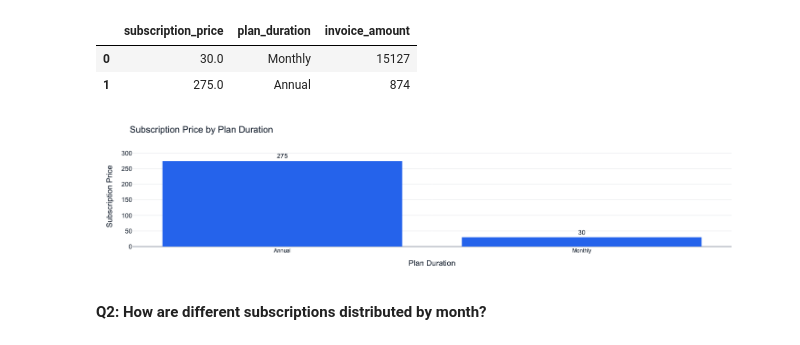
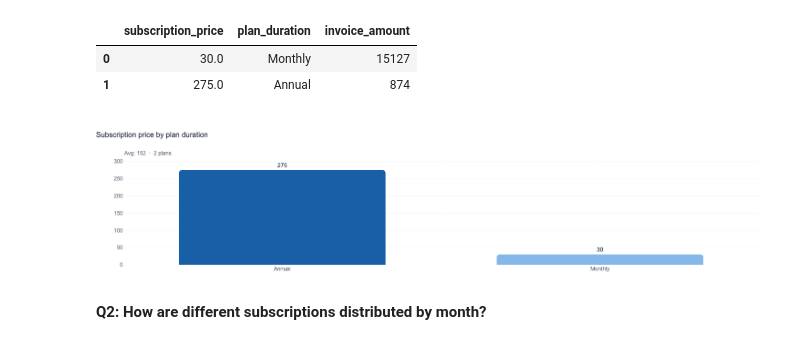
Before and after one commit to maxegorovpt/da_portfolio, a Jupyter notebook: 01_business_cases/video_service_cohort_analysis/video_service_ltv.ipynb, the cells around one changed output. Cells and saved outputs as stored; diff of their text form; code cells hidden in the pictures.

```diff
--- a/01_business_cases/adjust_video_service_ltv/video_service_ltv.ipynb
+++ b/01_business_cases/video_service_cohort_analysis/video_service_ltv.ipynb
@@ -164,48 +167,76 @@ prices
 # %%
 df_prices_chart = prices[['plan_duration', 'subscription_price']].copy()
 df_prices_chart = df_prices_chart.sort_values('subscription_price', ascending=False)
 
-fig = px.bar(
-    df_prices_chart,
-    x='plan_duration',
-    y='subscription_price',
-    text='subscription_price',
-    color_discrete_sequence=['#2563eb']
-)
+max_val = df_prices_chart['subscription_price'].max()
 
-fig.update_traces(
-    texttemplate='%{text:,.0f}',
+# Color intensity based on value (darker = higher)
+def get_color(val):
+    ratio = val / max_val
+    if ratio >= 0.85: return '#185FA5'
+    if ratio >= 0.60: return '#378ADD'
+    if ratio >= 0.35: return '#5BA3E8'
+    return '#85B7EB'
+
+colors = [get_color(v) for v in df_prices_chart['subscription_price']]
+
+fig = go.Figure(go.Bar(
+    x=df_prices_chart['plan_duration'],
+    y=df_prices_chart['subscription_price'],
+    text=df_prices_chart['subscription_price'].apply(lambda v: f'{v:,.0f}'),
     textposition='outside',
+    marker=dict(
+        color=colors,
+        line_width=0,
+        cornerradius=6,
+    ),
     cliponaxis=False,
-    marker_line_width=0
-)
+))
+
+avg = df_prices_chart['subscription_price'].mean()
 
 fig.update_layout(
-    title='Subscription Price by Plan Duration',
-    xaxis_title='Plan Duration',
-    yaxis_title='Subscription Price',
-    template='plotly_white',
+    title=dict(
+        text='Subscription price by plan duration',
+        font=dict(size=16, color='#1f2937', family='Arial'),
+        x=0,
+        pad=dict(b=16)
+    ),
+    annotations=[
+        dict(
+            text=f"Avg: {avg:,.0f}  ·  {len(df_prices_chart)} plans",
+            xref='paper', yref='paper', x=0, y=1.06,
+            showarrow=False,
+            font=dict(size=12, color='#6b7280', family='Arial'),
+            align='left'
+        )
+    ],
+    xaxis=dict(
+        title=None,
+        showgrid=False,
+        tickfont=dict(size=12, color='#6b7280', family='Arial'),
+        showline=False,
+    ),
+    yaxis=dict(
+        title=None,
+        showgrid=True,
+        gridcolor='#f1f5f9',
+        gridwidth=1,
+        zeroline=False,
+        tickfont=dict(size=12, color='#6b7280', family='Arial'),
+        tickformat=',.0f',
+    ),
+    plot_bgcolor='white',
+    paper_bgcolor='white',
     showlegend=False,
-    font=dict(family='Arial', size=14, color='#1f2937'),
-    plot_bgcolor='white',
-    paper_bgcolor='white'
-)
-
-fig.update_xaxes(
-    showgrid=False,
-    tickfont=dict(size=12)
-)
-
-fig.update_yaxes(
-    showgrid=True,
-    gridcolor='#e5e7eb',
-    zeroline=True,
-    zerolinecolor='#9ca3af'
+    font=dict(family='Arial', size=13, color='#1f2937'),
+    margin=dict(t=80, b=40, l=60, r=20),
+    bargap=0.35,
 )
 
 fig.show()
 # %% [output]
-[figure, old version]
+[figure, new version]
 # %% [markdown]
 **Q2: How are different subscriptions distributed by month?**
 # %%
```
Also changed, not shown: parts of 18 cells of this notebook, 1 other file.
